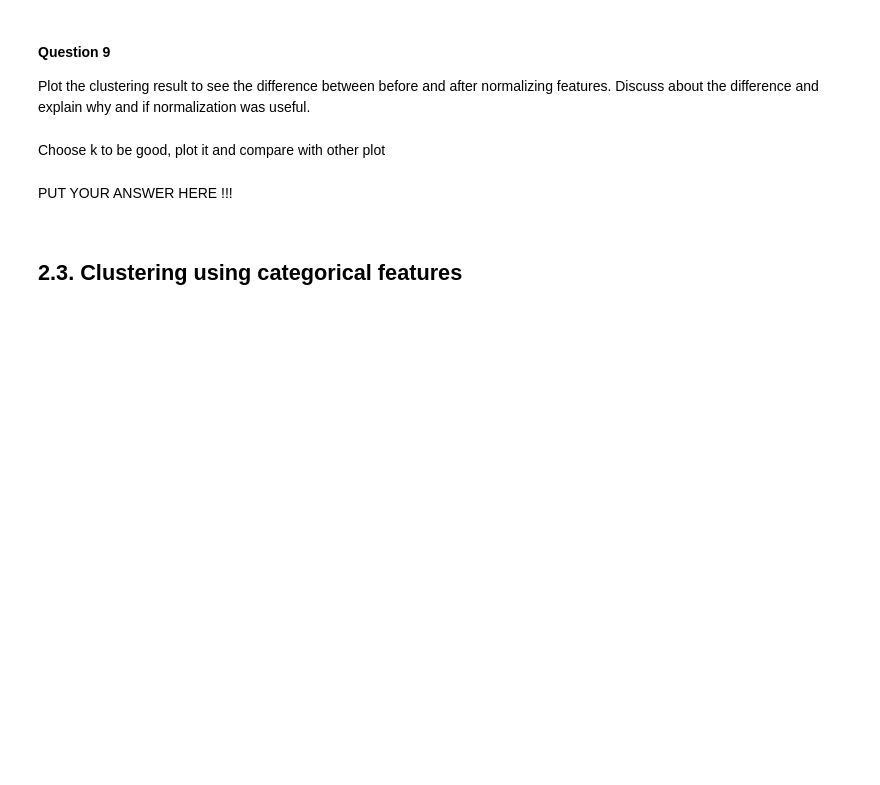
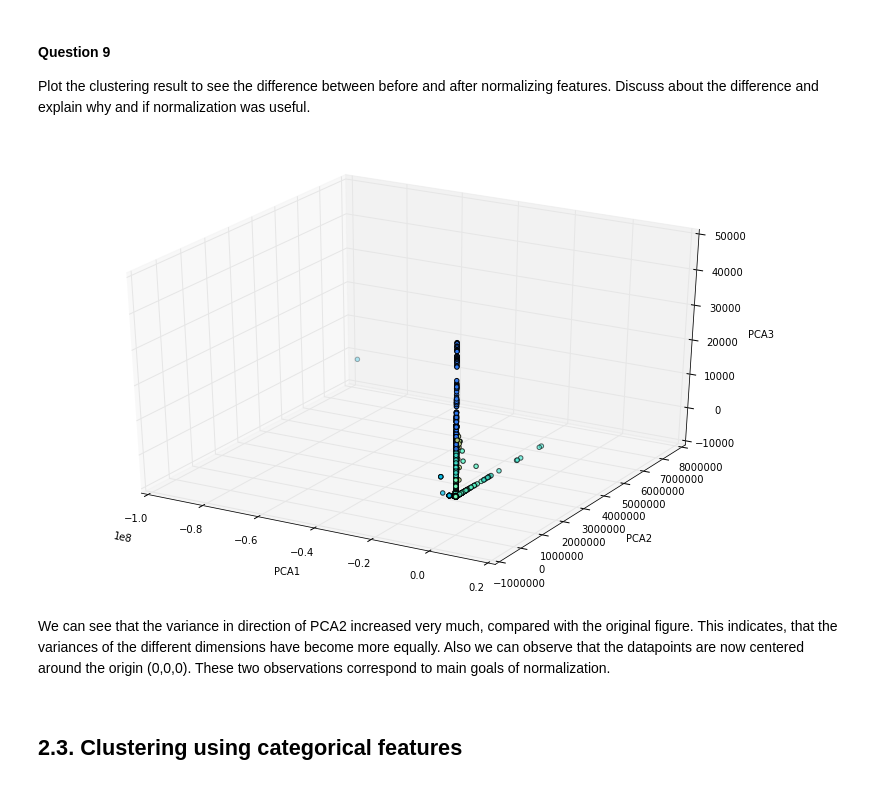
Before and after one commit to adriculteur/Algorithmic-Machine-Learning, a Jupyter notebook: Notebooks/[Lecture 10+11] Anomaly Detection in Network Traffic with K-means clustering.ipynb, the cells around one changed output. Saved outputs shown, nothing was run; the diff lists cells and outputs as text; code cells hidden in the pictures; blank space fills up the shorter version.

```diff
--- a/Notebooks/[Lecture 10+11] Anomaly Detection in Network Traffic with K-means clustering.ipynb
+++ b/Notebooks/[Lecture 10+11] Anomaly Detection in Network Traffic with K-means clustering.ipynb
@@ -734,15 +711,19 @@ PUT YOUR ANSWER HERE !!!
 
 #### Question 9
 Plot the clustering result to see the difference between before and after normalizing features. Discuss about the difference and explain why and if normalization was useful.
-# %% [markdown]
-Choose k to be good, plot it and compare with other plot
-# %% [markdown]
-<div class="comment">
-
-
-PUT YOUR ANSWER HERE !!!
-
-</div>
+# %%
+# Choose k = 100 and plot results (might want to remove this line)
+clusters_100 = KMeans.train(data, 100, maxIterations=10, runs=10, initializationMode='random')
+# %%
+# This takes a while ...
+plotDataClusters(data, clusters_100, .1)
+# %% [output]
+[figure, added]
+# %% [markdown]
+<div class="comment">
+
+We can see that the variance in direction of PCA2 increased very much, compared with the original figure. This indicates, that the variances of the different dimensions have become more equally. Also we can observe that the datapoints are now centered around the origin (0,0,0). These two observations correspond to main goals of normalization.
+</div>
 # %% [markdown]
 ## 2.3. Clustering using categorical features
 # %% [markdown]
```
Also changed, not shown: parts of 35 cells of this notebook.
